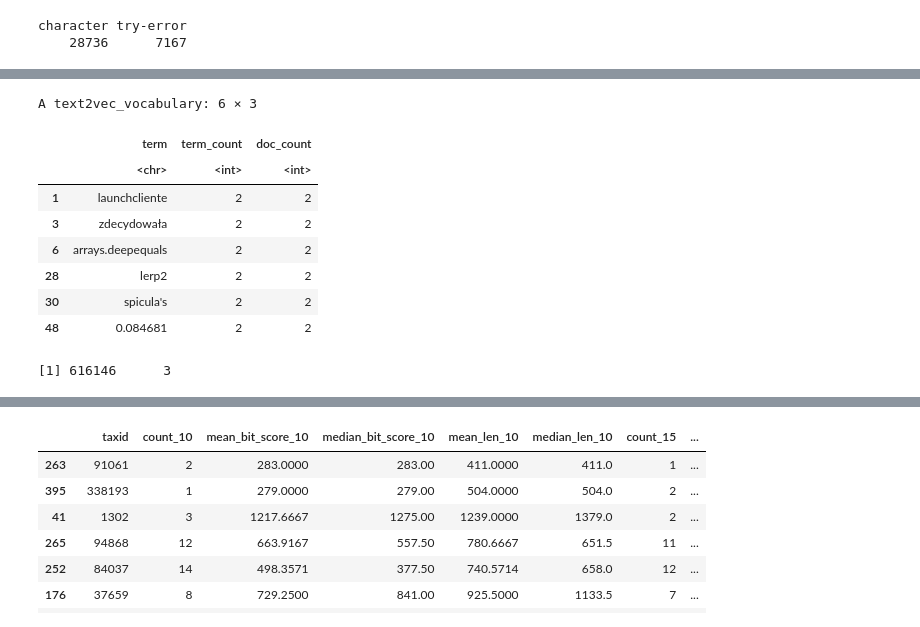
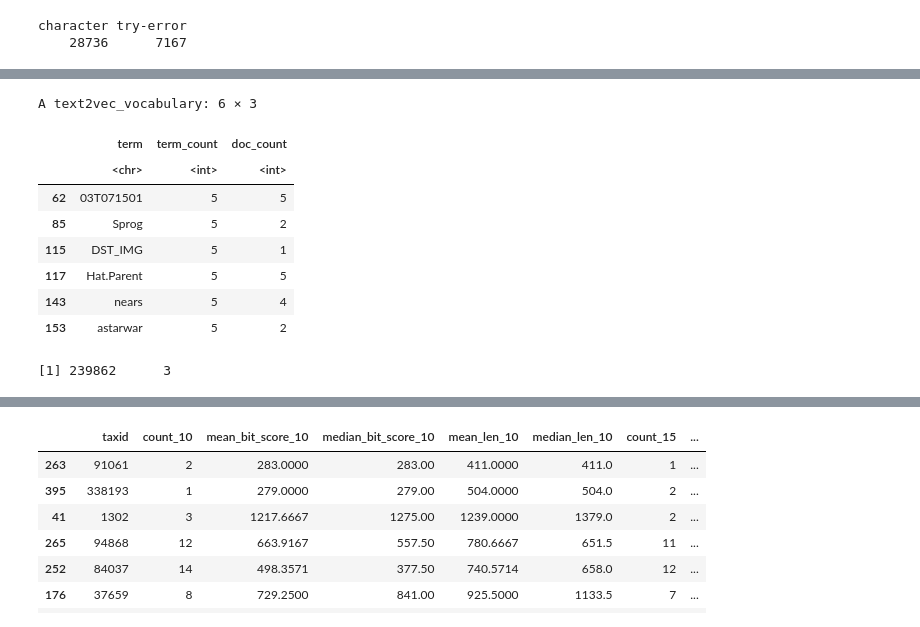
Before and after one commit to macieksk/hackyeah2019, a Jupyter notebook: jupyter_init_workspace/R_hackyeah2019_macieksk.ipynb, the cells around one changed output, grey strips where cells are left out. Saved outputs shown, nothing was run; the diff lists cells and outputs as text; code cells hidden in the pictures.

```diff
--- a/jupyter_init_workspace/R_hackyeah2019_macieksk.ipynb
+++ b/jupyter_init_workspace/R_hackyeah2019_macieksk.ipynb
@@ -243,16 +350,16 @@ A text2vec_vocabulary: 6 × 3
 # %%
-vocab <- prune_vocabulary(vocab_all, term_count_min = 2L)
+vocab <- prune_vocabulary(vocab_all, term_count_min = 5L)
 #vocab <- prune_vocabulary(vocab_all, term_count_min = 5L)
 head(vocab)
 dim(vocab)
 # %% [output]
 A text2vec_vocabulary: 6 × 3
 |  | term | term_count | doc_count |
 |  | <chr> | <int> | <int> |
-| 1 | launchcliente | 2 | 2 |
-| 3 | zdecydowała | 2 | 2 |
-| 6 | arrays.deepequals | 2 | 2 |
-| 28 | lerp2 | 2 | 2 |
-| 30 | spicula's | 2 | 2 |
-| 48 | 0.084681 | 2 | 2 |
+| 62 | 03T071501 | 5 | 5 |
+| 85 | Sprog | 5 | 2 |
+| 115 | DST_IMG | 5 | 1 |
+| 117 | Hat.Parent | 5 | 5 |
+| 143 | nears | 5 | 4 |
+| 153 | astarwar | 5 | 2 |
-[1] 616146      3
+[1] 239862      3
```
Also changed, not shown: parts of 58 cells of this notebook.
